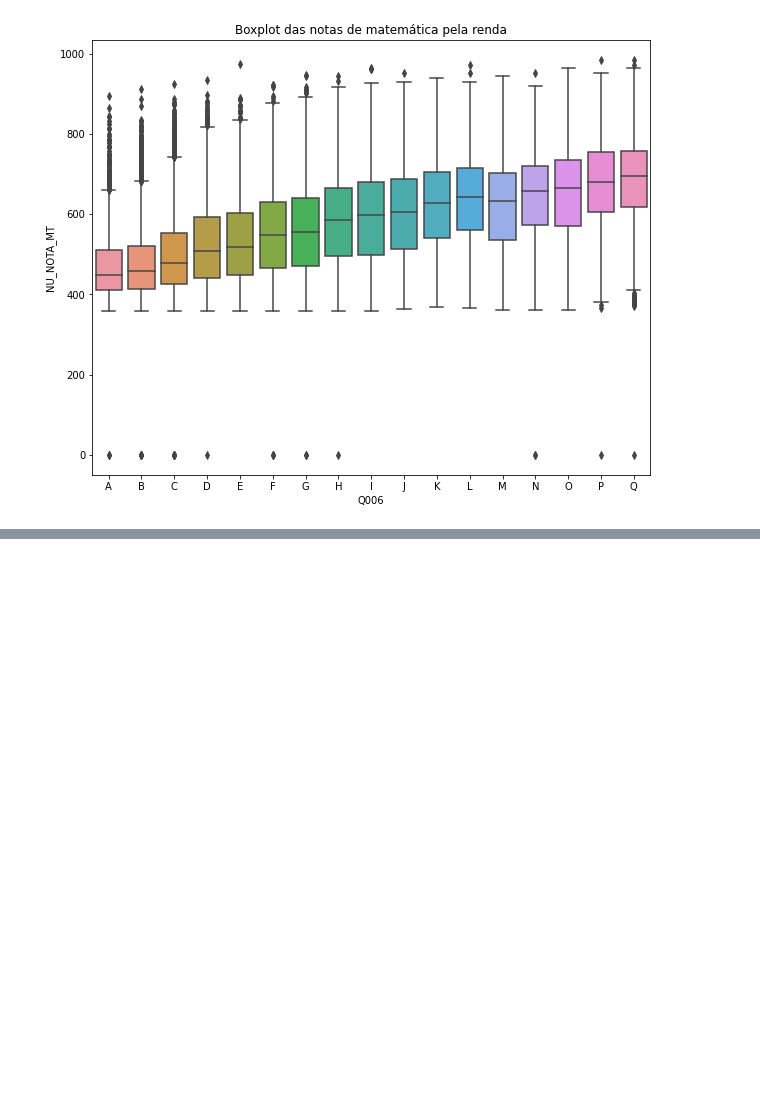
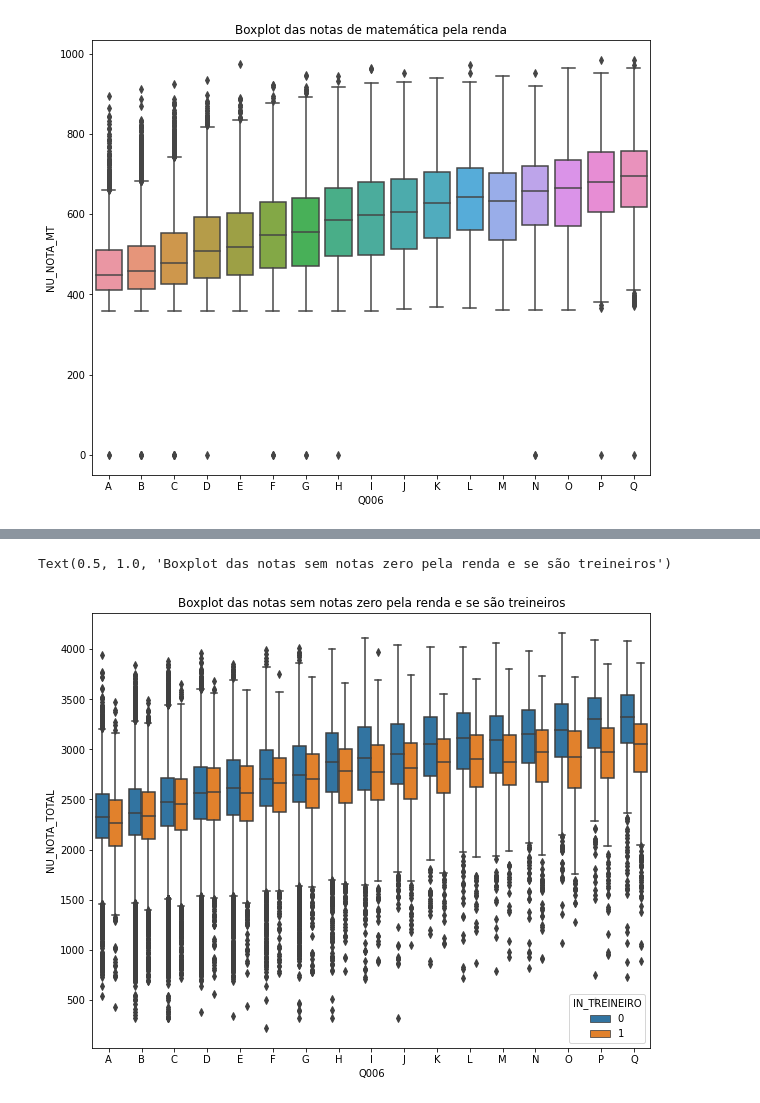
Before and after one commit to emys-alb/ImersaoDados, a Jupyter notebook: ImersaoDados.ipynb, the cells around one changed output, grey strips where cells are left out. Cells and saved outputs as stored; diff of their text form; code cells hidden in the pictures; blank space fills up the shorter version.

```diff
--- a/ImersaoDados.ipynb
+++ b/ImersaoDados.ipynb
@@ -243,0 +293,7 @@ Text(0.5, 1.0, 'Boxplot das notas de matemática pela renda')
+# %%
+plt.figure(figsize=(10, 8))
+sns.boxplot(x="Q006", y = "NU_NOTA_TOTAL", data = dados_sem_notas_zero,hue = "IN_TREINEIRO", order = renda_ordenada)
+plt.title("Boxplot das notas sem notas zero pela renda e se são treineiros")
+# %% [output]
+Text(0.5, 1.0, 'Boxplot das notas sem notas zero pela renda e se são treineiros')
+[figure, added]
```
Also changed, not shown: parts of 6 cells of this notebook.
